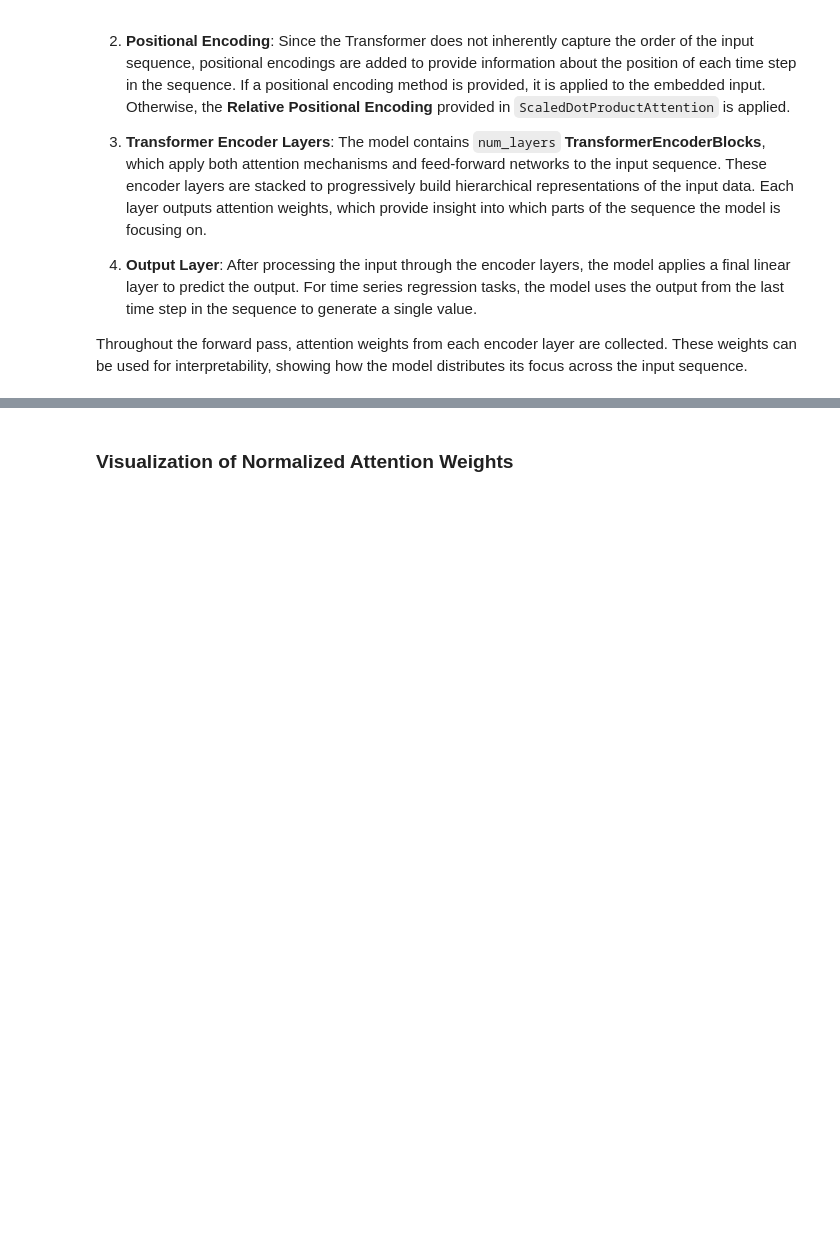
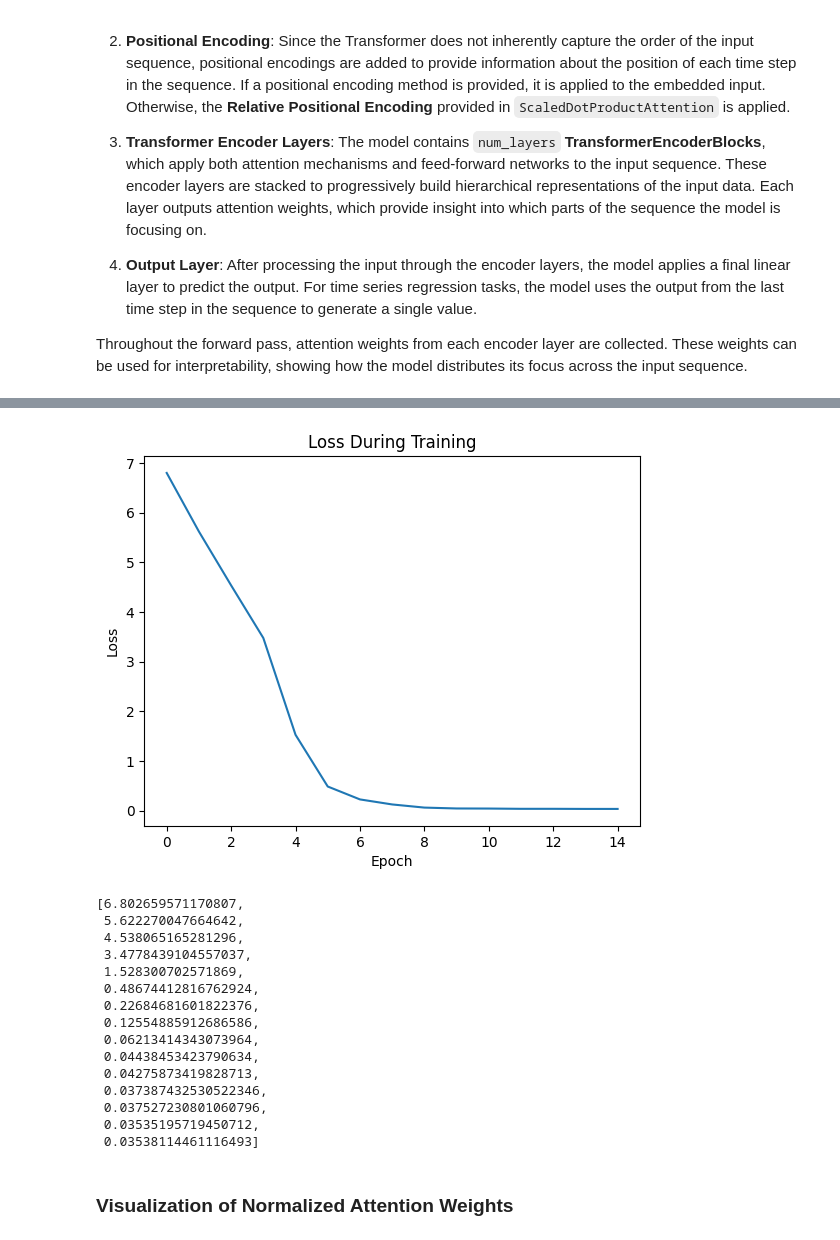
Before and after one commit to leilaalizadeh/LLM, a Jupyter notebook: lab02/text-02-attention.ipynb, the cells around one changed output, grey strips where cells are left out. Cells and saved outputs as stored; diff of their text form; code cells hidden in the pictures; blank space fills up the shorter version.

Commit message:
train model

```diff
--- a/lab02/text-02-attention.ipynb
+++ b/lab02/text-02-attention.ipynb
@@ -431,26 +433,28 @@ def train_model(model, dataloader, criterion, optimizer, num_epochs=10):
         # TODO: Iterate over the batches of the dataloader
         for inputs, target in dataloader:
             # TODO: Add a feature dimension to the input data (input_size is assumed to be 1)
-            inputs = ...  # Shape: [batch_size, seq_len, input_size]
+            inputs = inputs.unsqueeze(2)  # Shape: [batch_size, seq_len, input_size]
 
             # TODO: Zero the gradients of the optimizer
-
+            optimizer.zero_grad()
 
             # TODO: Perform a forward pass through the model and compute the loss
-            outputs, _ = ...
-            loss = ...
+            outputs, _ = model(inputs)
+            loss = criterion(outputs.squeeze(),target)
 
             # TODO: Perform backpropagation to compute the gradients
-
+            loss.backward()
 
             # TODO: Update the model's parameters using the optimizer
-
+            optimizer.step()
 
             # Accumulate the total loss for this batch
-            total_loss += ...
+            total_loss += loss.item()
 
         # TODO: Compute the average loss for the current epoch
-        avg_loss = ...
+        avg_loss = total_loss / len(dataloader)
+
+        # TODO: Append the average loss to the loss history
 
         loss_history.append(avg_loss)
 
@@ -469,11 +473,13 @@ num_samples = 1000 # Number of samples in the dataset
 num_epochs = 15 # Number of training epochs
 # %%
 # TODO: Initialize the DataLoader
-dataset = ...
-dataloader = ...
+dataset = TimeSeriesDataset(seq_len,num_samples)
+dataloader = torch.utils.data.DataLoader(dataset, batch_size=batch_size, shuffle=True)
 
 # TODO: Instantiate the criterion (MSE loss) and the optimizer (Adam) with a learning rate of 0.0005
-criterion = ...
-optimizer = ...
+criterion = nn.MSELoss()
+optimizer = optim.Adam(model.parameters(), lr=0.0005)
 
 # TODO: Train the model
+train_model(model,dataloader,criterion,optimizer,num_epochs = num_epochs)
+# %% [output]
@@ -480,3 +501,19 @@ optimizer = ...
+[figure, added]
+[6.802659571170807,
+ 5.622270047664642,
+ 4.538065165281296,
+ 3.4778439104557037,
+ 1.528300702571869,
+ 0.48674412816762924,
+ 0.22684681601822376,
+ 0.12554885912686586,
+ 0.06213414343073964,
+ 0.04438453423790634,
+ 0.04275873419828713,
+ 0.037387432530522346,
+ 0.037527230801060796,
+ 0.03535195719450712,
+ 0.03538114461116493]
 # %% [markdown]
 ### Visualization of Normalized Attention Weights
 # %% [markdown]
```
Also changed, not shown: parts of 2 cells of this notebook.
